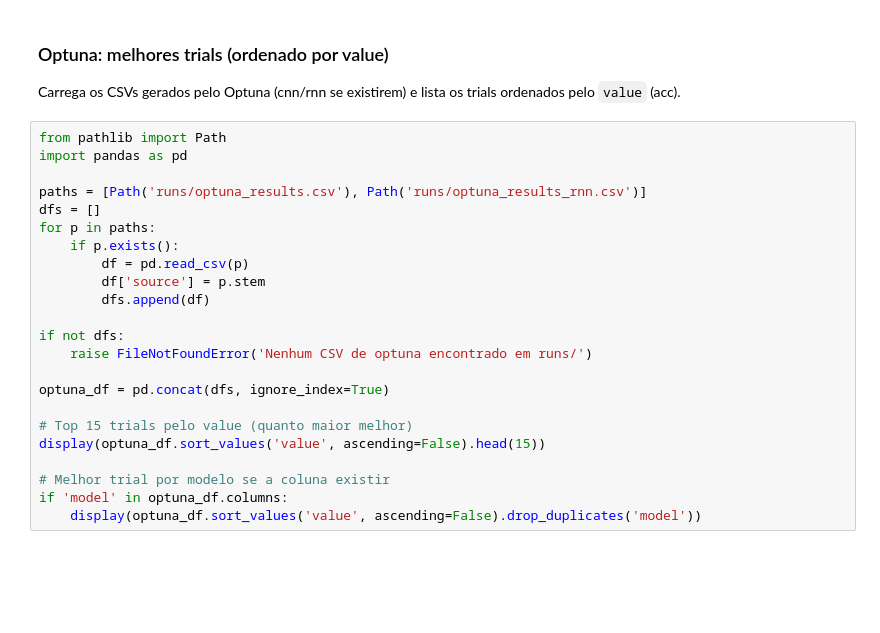
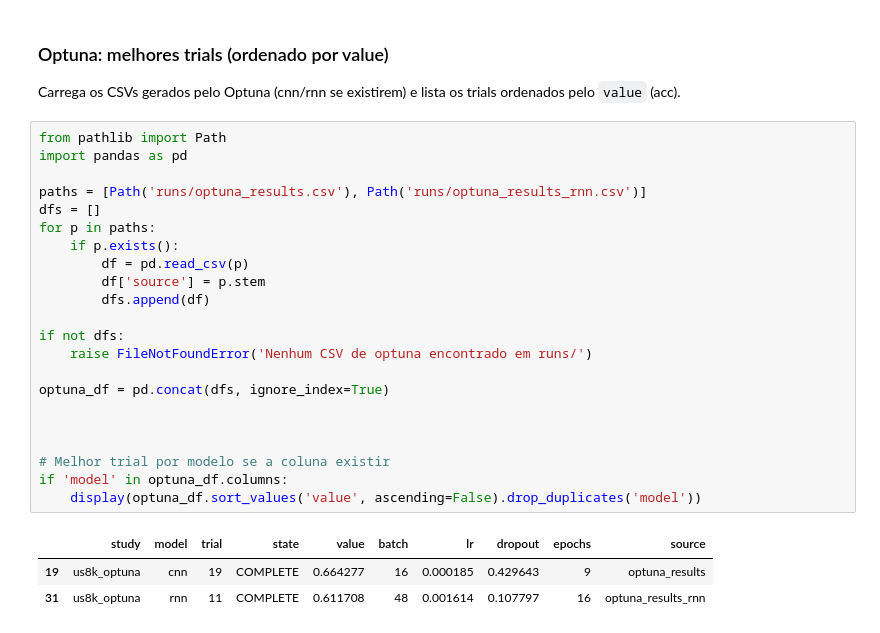
Before and after one commit to QuAleAcEna/us8k-project, a Jupyter notebook: report.ipynb, the cells around one changed output. Drawn from its saved outputs; the diff is of its cells as text; blank space fills up the shorter version.

```diff
--- a/report.ipynb
+++ b/report.ipynb
@@ -355,23 +357,26 @@ Carrega os CSVs gerados pelo Optuna (cnn/rnn se existirem) e lista os trials ord
 # %%
 from pathlib import Path
 import pandas as pd
 
 paths = [Path('runs/optuna_results.csv'), Path('runs/optuna_results_rnn.csv')]
 dfs = []
 for p in paths:
     if p.exists():
         df = pd.read_csv(p)
         df['source'] = p.stem
         dfs.append(df)
 
 if not dfs:
     raise FileNotFoundError('Nenhum CSV de optuna encontrado em runs/')
 
 optuna_df = pd.concat(dfs, ignore_index=True)
 
-# Top 15 trials pelo value (quanto maior melhor)
-display(optuna_df.sort_values('value', ascending=False).head(15))
+
 
 # Melhor trial por modelo se a coluna existir
 if 'model' in optuna_df.columns:
     display(optuna_df.sort_values('value', ascending=False).drop_duplicates('model'))
+# %% [output]
+|  | study | model | trial | state | value | batch | lr | dropout | epochs | source |
+| 19 | us8k_optuna | cnn | 19 | COMPLETE | 0.664277 | 16 | 0.000185 | 0.429643 | 9 | optuna_results |
+| 31 | us8k_optuna | rnn | 11 | COMPLETE | 0.611708 | 48 | 0.001614 | 0.107797 | 16 | optuna_results_rnn |
```
Also changed, not shown: parts of 1 cell of this notebook, 3 other files.
